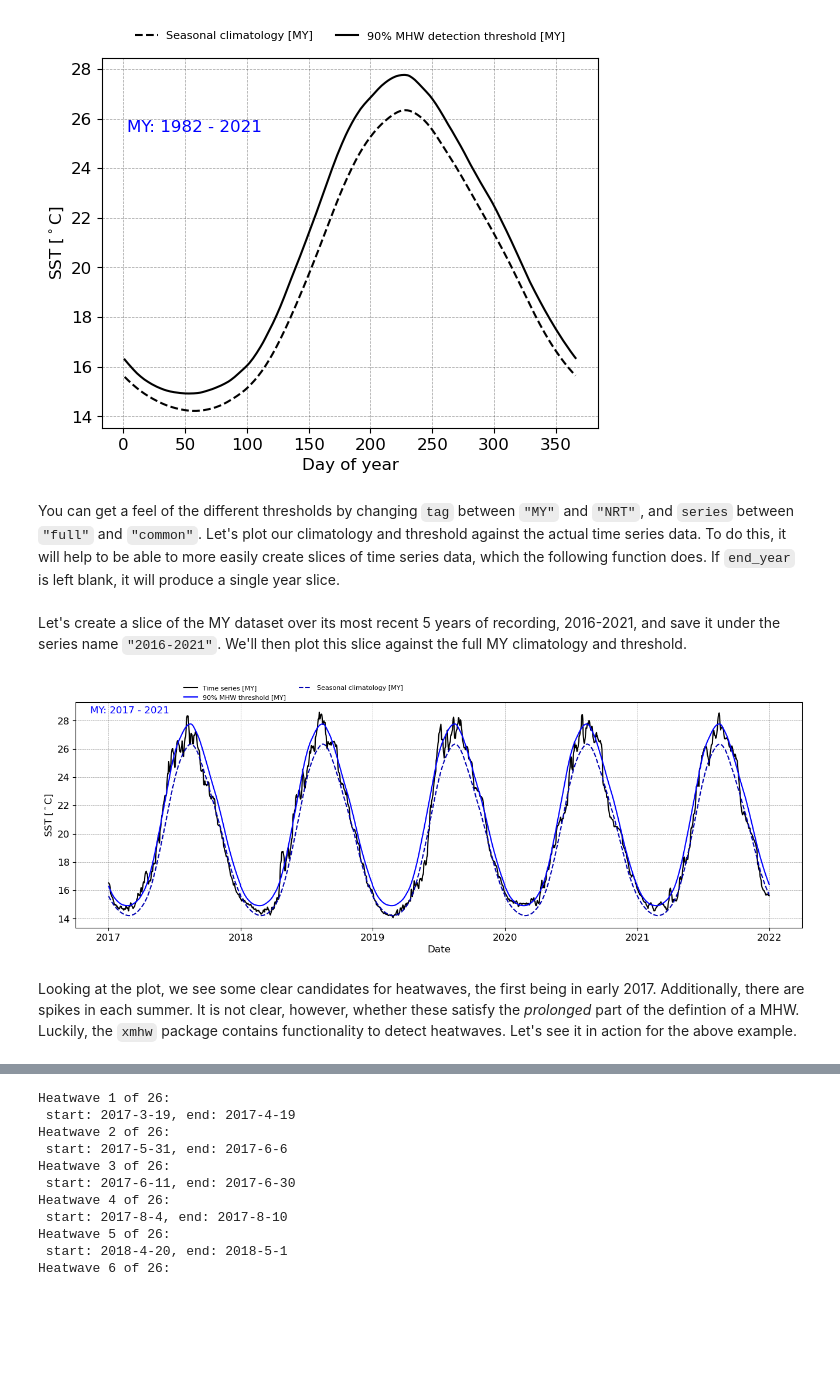
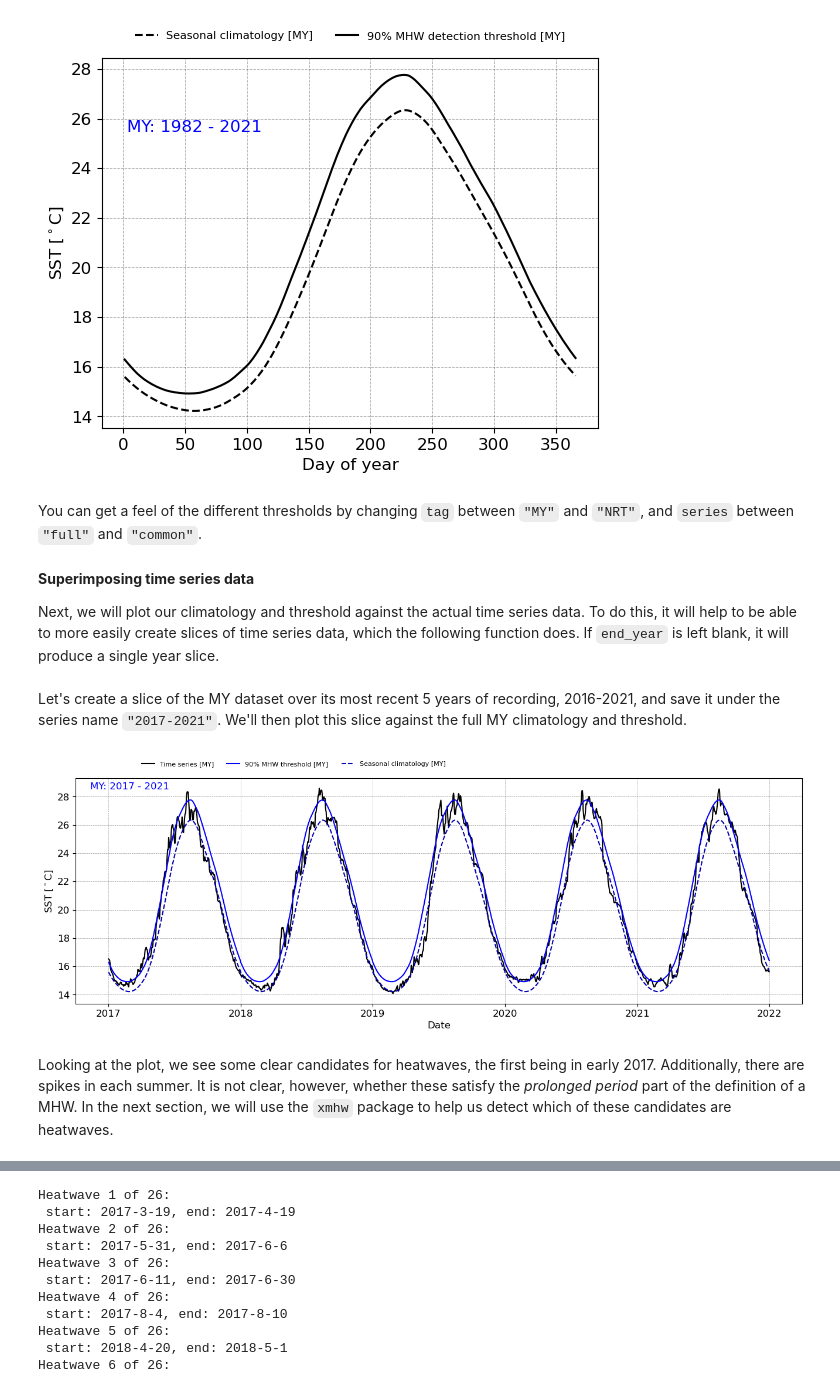
Before and after one commit to GJHSimmons/personal, a Jupyter notebook: MHWCourse.ipynb, the cells around one changed output, grey strips where cells are left out. Cells and saved outputs as stored; diff of their text form; code cells hidden in the pictures; blank space fills up the shorter version.

```diff
--- a/MHWCourse.ipynb
+++ b/MHWCourse.ipynb
@@ -185,3 +236,18 @@ working_dict["time_series"] = heatwaves[tag]["dataset"]["analysed_sst"].sel(time
 working_dict["start_year"] = working_dict["time_series"][0].time.dt.year.values
 working_dict["end_year"] = working_dict["time_series"][-1].time.dt.year.values
 working_dict["xmhw_thresh"] = threshold(working_dict["time_series"])
+
+plots = []; labels = []; annot = ""
+
+p, = plt.plot(working_dict["xmhw_thresh"].doy,  working_dict["xmhw_thresh"].seas, c = "k")
+plots.append(p)
+labels.append(f"Seasonal climatology [{tag}]")
+annot += "\n" + f"{tag}: {working_dict['start_year']} - {working_dict['end_year']}"
+
+plt.grid(color='0.25', linestyle='--', linewidth=0.5, alpha=0.5)
+plt.legend(plots, labels,
+            frameon=False, bbox_to_anchor=(0.5, 1.10), loc='upper center', ncol=2, fontsize=8)
+plt.annotate(annot, (0.05, 0.8), xycoords="axes fraction", color='b')
+plt.xlabel(r'Day of year')
+plt.ylabel(r'SST [$^\circ$C]')
+plt.show()
@@ -189,0 +262,27 @@ Next, we plot both climatologies on the same axes.
+# %%
+tag = "MY"
+series = "full"
+
+working_dict = heatwaves[tag][series]
+
+thresh_1 = threshold(working_dict["time_series"], smoothPercentileWidth = 31) # default window width of 31
+thresh_2 = threshold(working_dict["time_series"], smoothPercentileWidth = 7) # window width of 7
+
+plots = []; labels = []; annot = ""
+
+p, = plt.plot(thresh_1.doy, thresh_1.seas, c = "grey")
+plots.append(p)
+labels.append(f"smoothPercentileWidth = 31")
+annot += "\n" + f"{tag}: {working_dict['start_year']} - {working_dict['end_year']}"
+
+q, = plt.plot(thresh_2.doy, thresh_2.seas, c = "k")
+plots.append(q)
+labels.append(f"smoothPercentileWidth = 7")
+
+plt.grid(color='0.25', linestyle='--', linewidth=0.5, alpha=0.5)
+plt.legend(plots, labels,
+            frameon=False, bbox_to_anchor=(0.5, 1.10), loc='upper center', ncol=2, fontsize=8)
+plt.annotate(annot, (0.05, 0.8), xycoords="axes fraction", color='b')
+plt.xlabel(r'Day of year')
+plt.ylabel(r'SST [$^\circ$C]')
+plt.show()
@@ -346,8 +477,12 @@ plt.ylabel(r'SST [$^\circ$C]')
 plt.show()
 # %% [output]
 [figure]
+# %% [markdown]
+You can get a feel of the different thresholds by changing `tag` between `"MY"` and `"NRT"`, and `series` between `"full"` and `"common"`.
 # %% [markdown]
-You can get a feel of the different thresholds by changing `tag` between `"MY"` and `"NRT"`, and `series` between `"full"` and `"common"`. Let's plot our climatology and threshold against the actual time series data. To do this, it will help to be able to more easily create slices of time series data, which the following function does. If `end_year` is left blank, it will produce a single year slice.
+**Superimposing time series data**
+
+Next, we will plot our climatology and threshold against the actual time series data. To do this, it will help to be able to more easily create slices of time series data, which the following function does. If `end_year` is left blank, it will produce a single year slice.
 # %%
 def create_TS_slice(tag, series_name, start_year, end_year = None):
     heatwaves[tag][series_name] = {}
@@ -356,34 +491,34 @@ def create_TS_slice(tag, series_name, start_year, end_year = None):
     working_dict["start_year"] = start_year
     working_dict["end_year"] = end_year or start_year
 # %% [markdown]
-Let's create a slice of the MY dataset over its most recent 5 years of recording, 2016-2021, and save it under the series name `"2016-2021"`. We'll then plot this slice against the full MY climatology and threshold.
+Let's create a slice of the MY dataset over its most recent 5 years of recording, 2016-2021, and save it under the series name `"2017-2021"`. We'll then plot this slice against the full MY climatology and threshold.
 # %%
 tag = "MY"
 series_name = "2017-2021"
 
 create_TS_slice(tag, series_name, 2017, 2021)
 
 working_dict = heatwaves[tag][series_name]
 clim_dict = heatwaves[tag]["full"]
 
 plt.figure(figsize=(16, 5))
 plots = []; labels = []; annot = ""
 
 p, = plt.plot(working_dict["time_series"].time, working_dict["time_series"], c = "k")
 q, = plt.plot(working_dict["time_series"].time, clim_dict['xmhw_thresh'].thresh[working_dict["time_series"].time.dt.dayofyear-1], c = (0,0,1))
 r, = plt.plot(working_dict["time_series"].time, clim_dict['xmhw_thresh'].seas[working_dict["time_series"].time.dt.dayofyear-1], c = (0,0,0.7), linestyle = "--")
 plots.append(p); plots.append(q); plots.append(r)
 labels.append(f"Time series [{tag}]"); labels.append(f"90% MHW threshold [{tag}]"); labels.append(f"Seasonal climatology [{tag}]")
 annot += "\n" + f"{tag}: {working_dict['start_year']} - {working_dict['end_year']}"
 
 plt.grid(color='0.25', linestyle='--', linewidth=0.5, alpha=0.5)
 plt.legend(plots, labels,
-            frameon=False, bbox_to_anchor=(0.3, 1.10), loc='upper center', ncol=2, fontsize=8)
+            frameon=False, bbox_to_anchor=(0.3, 1.10), loc='upper center', ncol=3, fontsize=8)
 plt.annotate(annot, (0.02, 0.95), xycoords="axes fraction", color='b')
 plt.xlabel(r'Date')
 plt.ylabel(r'SST [$^\circ$C]')
 plt.show()
 # %% [output]
-[figure, old version]
+[figure, new version]
 # %% [markdown]
-Looking at the plot, we see some clear candidates for heatwaves, the first being in early 2017. Additionally, there are spikes in each summer. It is not clear, however, whether these satisfy the *prolonged* part of the defintion of a MHW. Luckily, the `xmhw` package contains functionality to detect heatwaves. Let's see it in action for the above example.
+Looking at the plot, we see some clear candidates for heatwaves, the first being in early 2017. Additionally, there are spikes in each summer. It is not clear, however, whether these satisfy the *prolonged period* part of the definition of a MHW. In the next section, we will use the `xmhw` package to help us detect which of these candidates are heatwaves.
```
Also changed, not shown: parts of 76 cells of this notebook.
